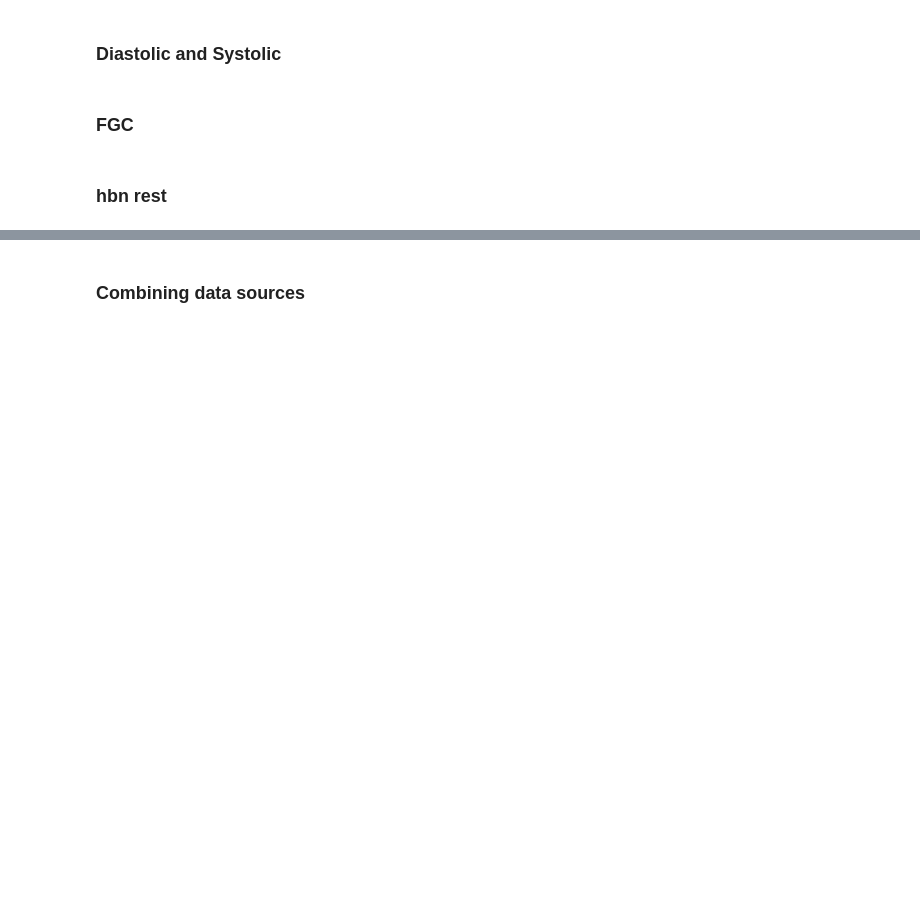
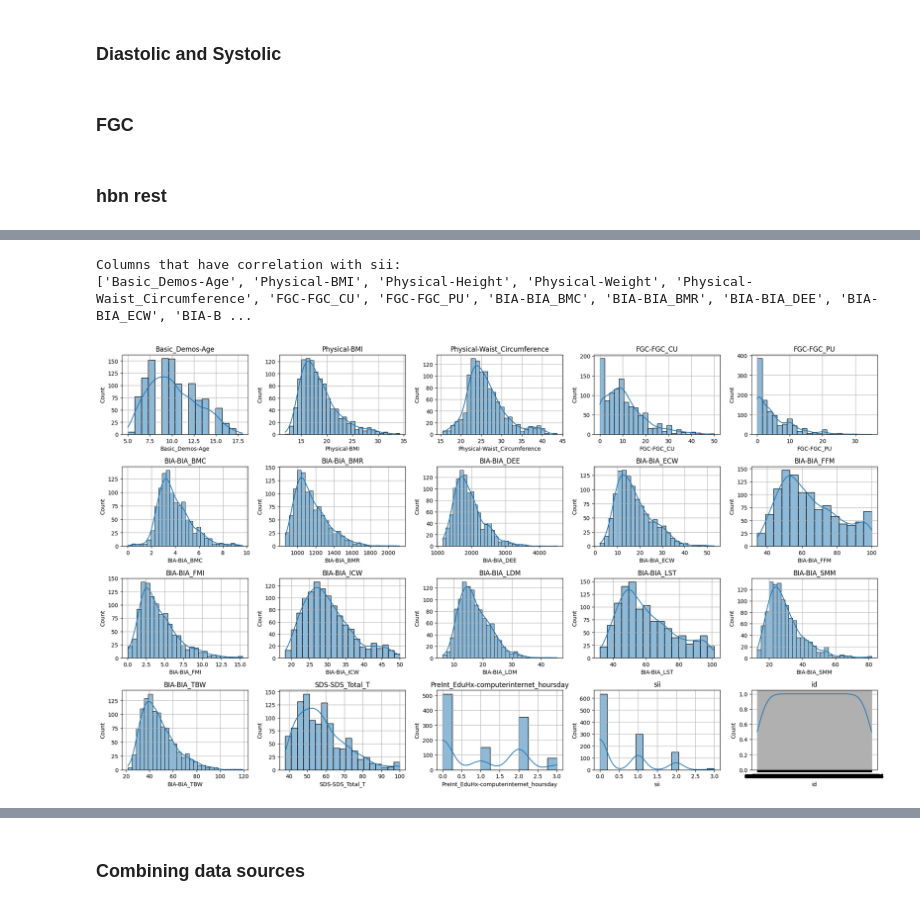
Before and after one commit to ASilins/mal1-2024, a Jupyter notebook: final project/analysis_ML_models.ipynb, the cells around one changed output, grey strips where cells are left out. Cells and saved outputs as stored; diff of their text form; code cells hidden in the pictures; blank space fills up the shorter version.

```diff
--- a/final project/analysis_ML_models.ipynb
+++ b/final project/analysis_ML_models.ipynb
@@ -485,0 +474,38 @@ For columns with a small number of unique values,
+# %%
+correlation_matrix = hbn_df.drop(columns=['id']).corr()
+
+sii_corr = correlation_matrix['sii']
+
+sii_corr_columns = sii_corr[sii_corr.abs() > 0.2].index.tolist()
+sii_corr_columns.remove('sii')
+
+print("Columns that have correlation with sii:")
+print(sii_corr_columns)
+# %% [output]
+Columns that have correlation with sii:
+['Basic_Demos-Age', 'Physical-BMI', 'Physical-Height', 'Physical-Weight', 'Physical-Waist_Circumference', 'FGC-FGC_CU', 'FGC-FGC_PU', 'BIA-BIA_BMC', 'BIA-BIA_BMR', 'BIA-BIA_DEE', 'BIA-BIA_ECW', 'BIA-B ...
+# %%
+# Removing columns that we know are used to calculate others
+sii_corr_columns.remove('Physical-Weight')
+sii_corr_columns.remove('Physical-Height')
+sii_corr_columns.remove('SDS-SDS_Total_Raw')
+sii_corr_columns.remove('BIA-BIA_Fat')
+# %%
+hbn_df = hbn_df[sii_corr_columns + ['sii'] + ['id']]
+# %%
+hbn_df.dropna(inplace=True)
+# %%
+def hist_plots(df, cols):
+    plt.figure(figsize=(20, 70))
+    for i, col in enumerate(cols):
+        plt.subplot(25, 5, i + 1)
+        sns.histplot(df[col], kde=True)
+        plt.xlabel(col)
+        plt.title(col)
+        plt.grid(True)
+        plt.tight_layout()
+    plt.show()
+# %%
+hist_plots(hbn_df, hbn_df.columns)
+# %% [output]
+[figure, added]
```
Also changed, not shown: parts of 32 cells of this notebook, 2 other files.
